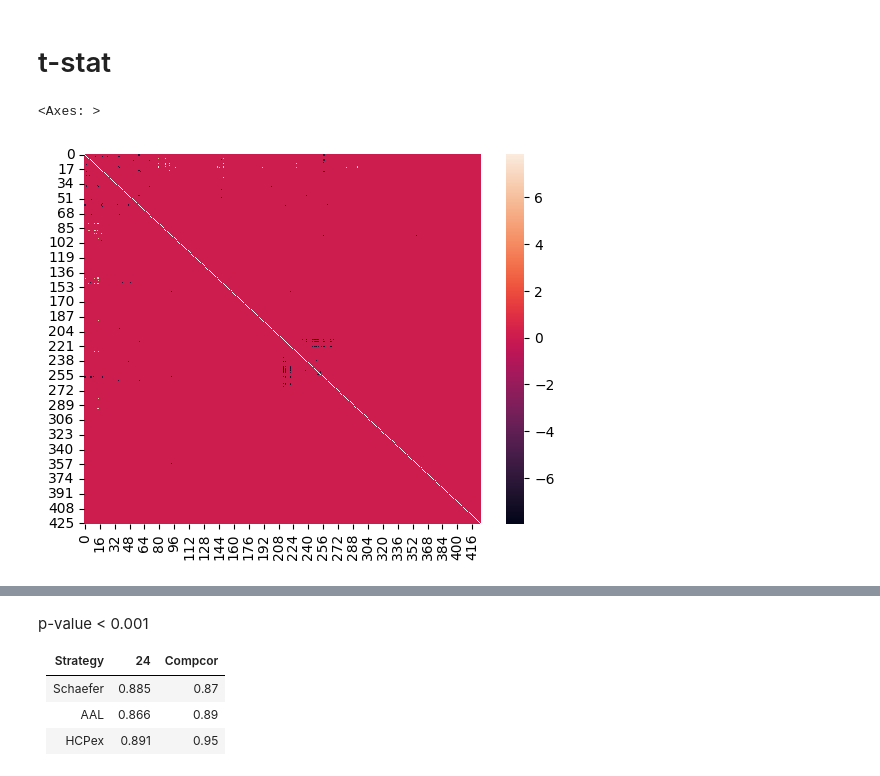
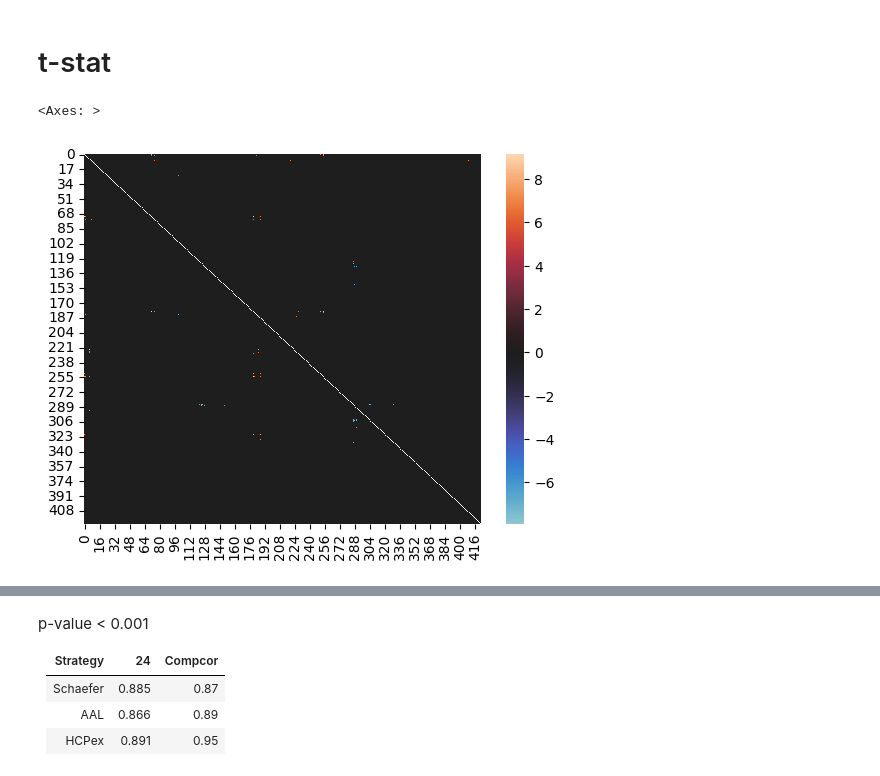
Before and after one commit to myxa/Open_Close_GNN, a Jupyter notebook: notebooks/t_test.ipynb, the cells around one changed output, grey strips where cells are left out. Drawn from its saved outputs; the diff is of its cells as text; code cells hidden in the pictures.

```diff
--- a/notebooks/t_test.ipynb
+++ b/notebooks/t_test.ipynb
@@ -13,3 +15,12 @@ data.keys()
 dict_keys(['AAL_aCompCor10_24P', 'HCPex_aCompCor10_24P', 'Schaefer200_aCompCor10_24P', 'Schaefer200_24P', 'HCPex_24P', 'AAL_24P'])
 # %%
 opened, closed = data['Schaefer200_aCompCor10_24P']
+# %%
+closed = np.load('/home/tm/projects/OpenCloseProject/notebooks/closed_ihb.npy')
+opened = np.load('/home/tm/projects/OpenCloseProject/notebooks/opened_ihb.npy')
+
+closed = zscore(closed)
+opened = zscore(opened)
+
+#opened = np.load('/home/tm/opened_china6.npy')
+#closed = np.load('/home/tm/closed_china6.npy')
@@ -16,3 +33,16 @@ opened, closed = data['Schaefer200_aCompCor10_24P']
+# %%
+from nilearn.connectome import ConnectivityMeasure
+
+def fc_calc(data):
+    con = ConnectivityMeasure(kind='correlation', standardize=False)
+    fc_cl = con.fit_transform(data)
+    for i in fc_cl:
+        np.fill_diagonal(i, 0)
+    return fc_cl
+
+
+closed = fc_calc(closed)
+opened = fc_calc(opened)
 # %%
 def group_diff(op, cl):
     return round(np.mean(op - cl), 3), round(np.mean(np.arctanh(op) - np.arctanh(cl)), 3)
@@ -29,14 +59,14 @@ group_diff(opened, closed)
 # %% [markdown]
 # t-stat
 # %%
-t_stat, p_val = ttest_1samp(np.arctanh(opened) - np.arctanh(closed), 0)
+t_stat, p_val = ttest_1samp(opened - closed, 0)
 # %%
-_, _, alphacSidak, _ = multipletests(p_val.reshape(-1), 0.025)
+_, _, alphacSidak, _ = multipletests(p_val.reshape(-1), 0.001)
 # %%
 test_sidak = p_val < alphacSidak
-heatmap(t_stat * (p_val < alphacSidak))
+heatmap(t_stat * (p_val < alphacSidak), center=0)
 # %% [output]
 <Axes: >
-[figure, old version]
+[figure, new version]
 # %%
 test_001 = p_val < alphacSidak #0.001
```
Also changed, not shown: parts of 7 cells of this notebook, 7 other files.
